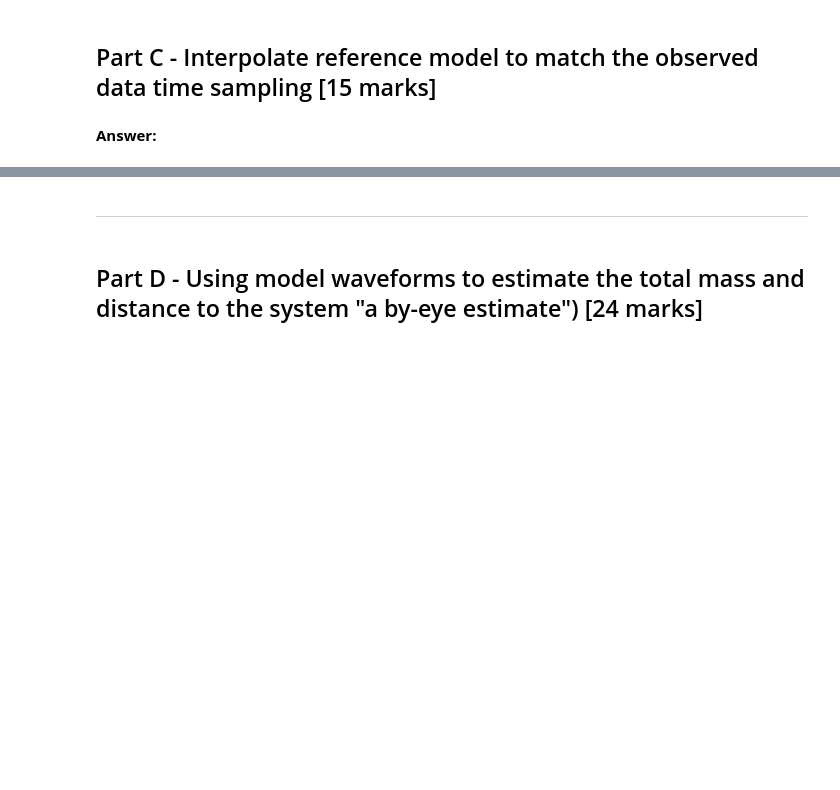
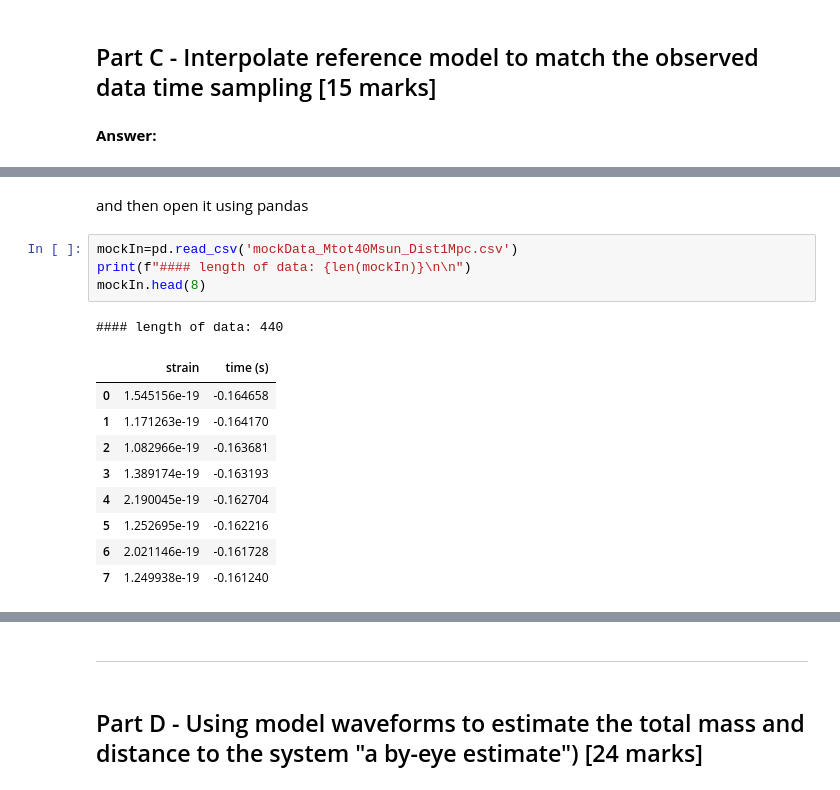
Before and after one commit to Clarke-Jools-36/DataAnalysis22, a Jupyter notebook: CA2_1903779.ipynb, the cells around one changed output, grey strips where cells are left out. Saved outputs shown, nothing was run; the diff lists cells and outputs as text; blank space fills up the shorter version.

```diff
--- a/CA2_1903779.ipynb
+++ b/CA2_1903779.ipynb
@@ -222,0 +236,17 @@ Your answer here
+# %% [markdown]
+and then open it using pandas
+# %%
+mockIn=pd.read_csv('mockData_Mtot40Msun_Dist1Mpc.csv')
+print(f"#### length of data: {len(mockIn)}\n\n")
+mockIn.head(8)
+# %% [output]
+#### length of data: 440
+|  | strain | time (s) |
+| 0 | 1.545156e-19 | -0.164658 |
+| 1 | 1.171263e-19 | -0.164170 |
+| 2 | 1.082966e-19 | -0.163681 |
+| 3 | 1.389174e-19 | -0.163193 |
+| 4 | 2.190045e-19 | -0.162704 |
+| 5 | 1.252695e-19 | -0.162216 |
+| 6 | 2.021146e-19 | -0.161728 |
+| 7 | 1.249938e-19 | -0.161240 |
```
Also changed, not shown: parts of 4 cells of this notebook.
